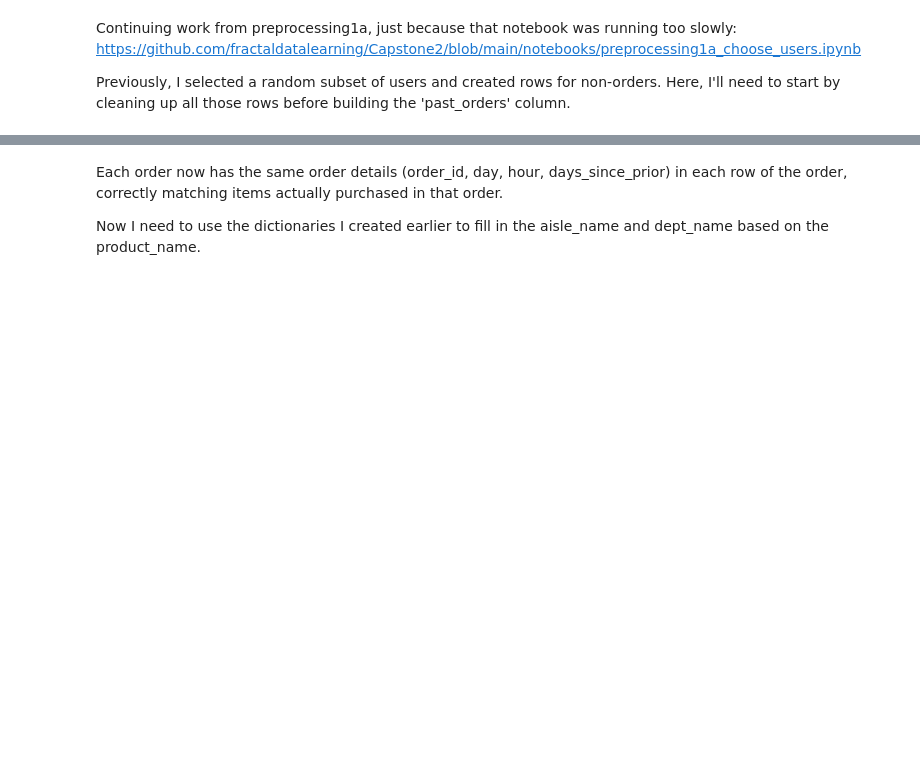
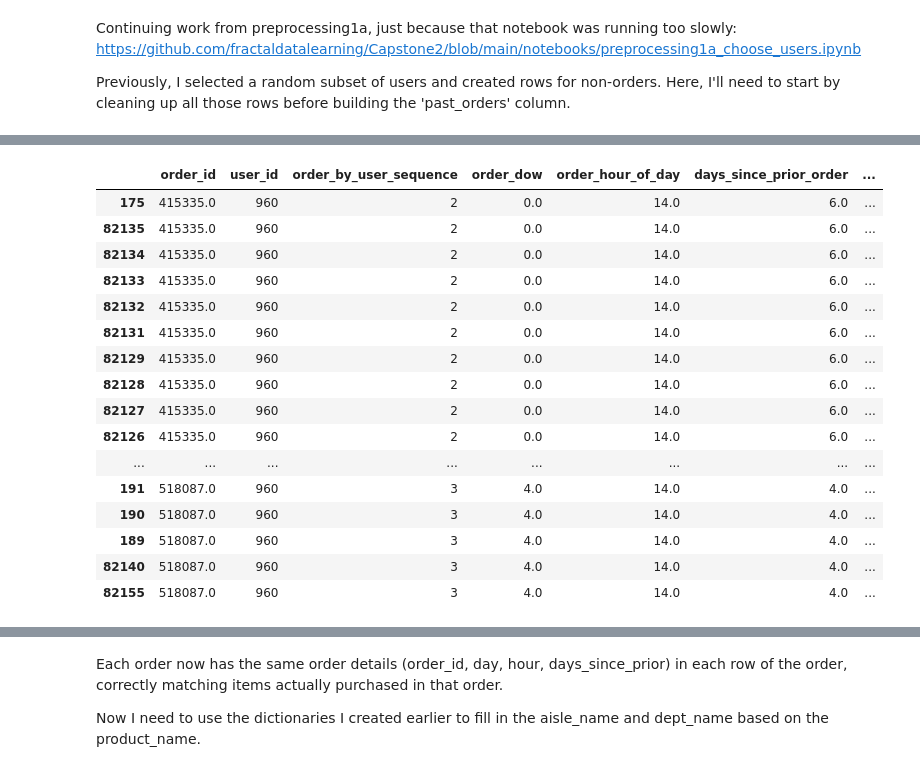
Before and after one commit to fractaldatalearning/Capstone2, a Jupyter notebook: notebooks/preprocessing1b_get_usable_df.ipynb, the cells around one changed output, grey strips where cells are left out. Saved outputs shown, nothing was run; the diff lists cells and outputs as text; code cells hidden in the pictures; blank space fills up the shorter version.

```diff
--- a/notebooks/preprocessing1b_get_usable_df.ipynb
+++ b/notebooks/preprocessing1b_get_usable_df.ipynb
@@ -144,3 +111,21 @@ df['user_id'].unique()
 # %%
-df[(df['user_id']==10871) & df['order_by_user_sequence'].isin([
+df[(df['user_id']==960) & df['order_by_user_sequence'].isin([
     2,3])].sort_values('order_by_user_sequence')
+# %% [output]
+|  | order_id | user_id | order_by_user_sequence | order_dow | order_hour_of_day | days_since_prior_order | ... |
+| 175 | 415335.0 | 960 | 2 | 0.0 | 14.0 | 6.0 | ... |
+| 82135 | 415335.0 | 960 | 2 | 0.0 | 14.0 | 6.0 | ... |
+| 82134 | 415335.0 | 960 | 2 | 0.0 | 14.0 | 6.0 | ... |
+| 82133 | 415335.0 | 960 | 2 | 0.0 | 14.0 | 6.0 | ... |
+| 82132 | 415335.0 | 960 | 2 | 0.0 | 14.0 | 6.0 | ... |
+| 82131 | 415335.0 | 960 | 2 | 0.0 | 14.0 | 6.0 | ... |
+| 82129 | 415335.0 | 960 | 2 | 0.0 | 14.0 | 6.0 | ... |
+| 82128 | 415335.0 | 960 | 2 | 0.0 | 14.0 | 6.0 | ... |
+| 82127 | 415335.0 | 960 | 2 | 0.0 | 14.0 | 6.0 | ... |
+| 82126 | 415335.0 | 960 | 2 | 0.0 | 14.0 | 6.0 | ... |
+| ... | ... | ... | ... | ... | ... | ... | ... |
+| 191 | 518087.0 | 960 | 3 | 4.0 | 14.0 | 4.0 | ... |
+| 190 | 518087.0 | 960 | 3 | 4.0 | 14.0 | 4.0 | ... |
+| 189 | 518087.0 | 960 | 3 | 4.0 | 14.0 | 4.0 | ... |
+| 82140 | 518087.0 | 960 | 3 | 4.0 | 14.0 | 4.0 | ... |
+| 82155 | 518087.0 | 960 | 3 | 4.0 | 14.0 | 4.0 | ... |
```
Also changed, not shown: parts of 24 cells of this notebook, 4 other files.
